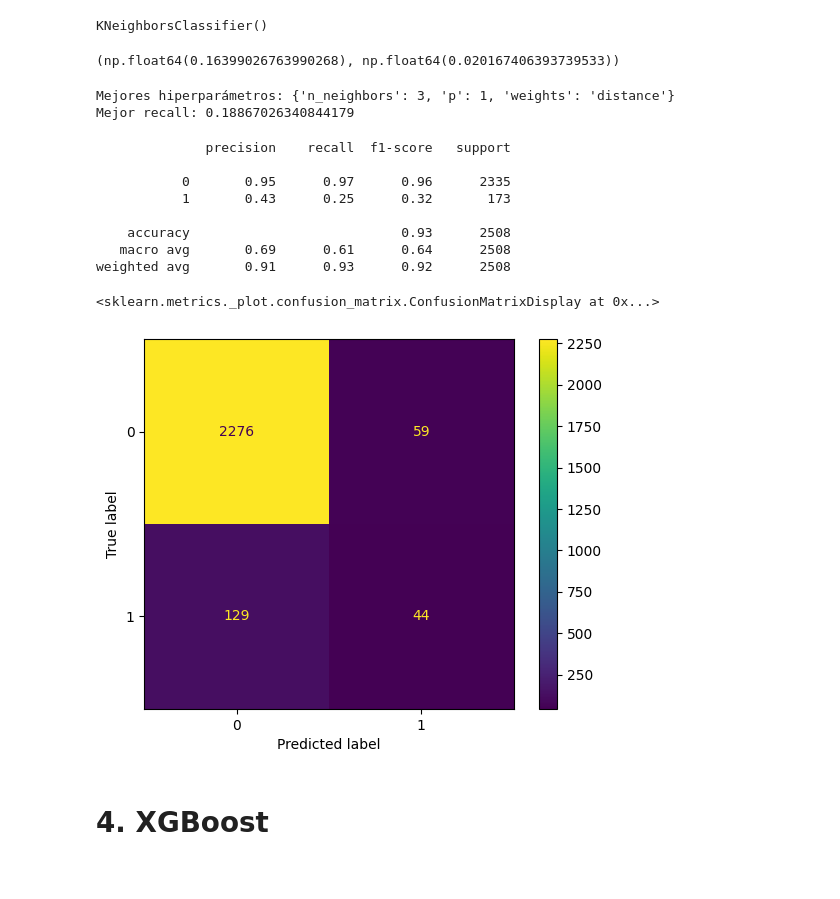
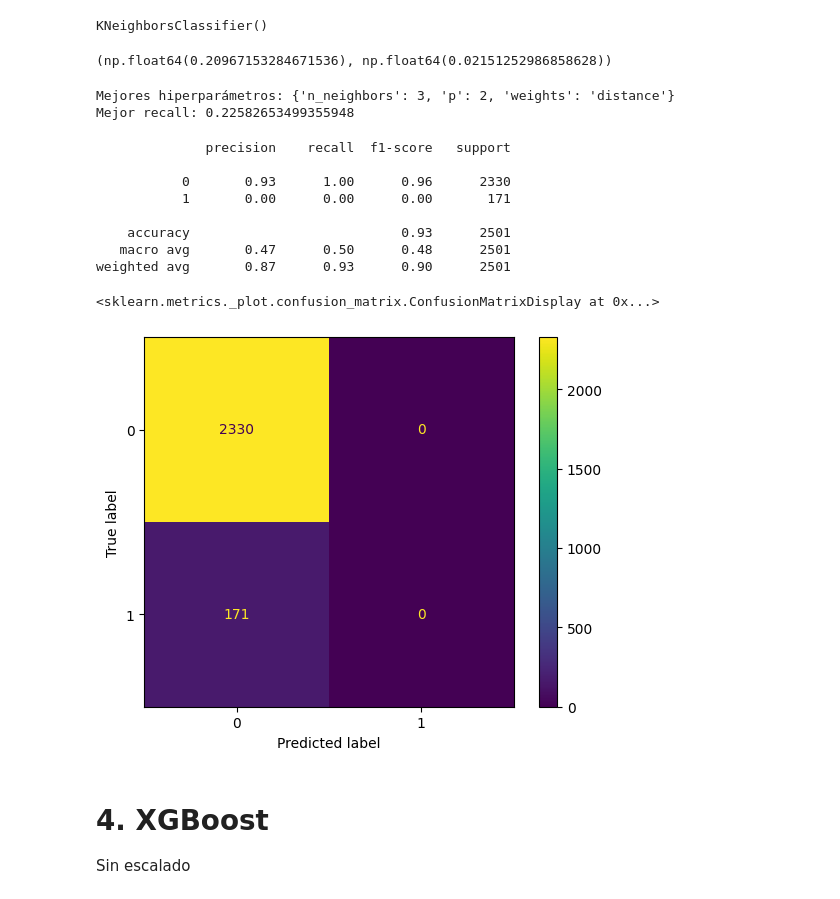
Before and after one commit to MHHsim/DS-Online-Marta-Harana, a Jupyter notebook: 04_Machine_Learning/Sprint_12/Unidad_01_ML_Supervisado_Otros_Modelos/03_Practica_Obligatoria/18_Practica_Obligatoria_Supervisado_Otros_Modelos.ipynb, the cells around one changed output. Drawn from its saved outputs; the diff is of its cells as text; code cells hidden in the pictures.

```diff
--- a/04_Machine_Learning/Sprint_12/Unidad_01_ML_Supervisado_Otros_Modelos/03_Practica_Obligatoria/18_Practica_Obligatoria_Supervisado_Otros_Modelos.ipynb
+++ b/04_Machine_Learning/Sprint_12/Unidad_01_ML_Supervisado_Otros_Modelos/03_Practica_Obligatoria/18_Practica_Obligatoria_Supervisado_Otros_Modelos.ipynb
@@ -590,15 +579,18 @@ X_train.describe()
 
 # La métrica clave es el recall de la clase 1.
 # %%
-# Creamos el modelo de regresión logística
+# Creamos el modelo de regresión logística con nuestras features transformadas y escaladas
 
 from sklearn.linear_model import LogisticRegression
 
-log_reg = LogisticRegression(max_iter=500, class_weight='balanced')
+# Modelo baseline
+log_reg = LogisticRegression(
+    max_iter=500,
+    class_weight='balanced' # Importante para target desbalanceadas
+)
 
 # Entrenamos el modelo
-
-log_reg.fit(X_train, y_train)
+log_reg.fit(X_train_scaled, y_train)
 # %% [output]
 LogisticRegression(class_weight='balanced', max_iter=500)
 # %%
@@ -628,8 +620,10 @@ grid_logreg = {
     'solver':   ['liblinear']
 }
 
-model = LogisticRegression(solver='liblinear', class_weight='balanced') # muy importante para clases desbalanceadas
-
+model = LogisticRegression(
+    solver='liblinear',
+    class_weight='balanced'
+)
 
 grid = GridSearchCV(
     estimator=model,
@@ -639,10 +633,10 @@ grid = GridSearchCV(
     n_jobs=-1
 )
 
-grid.fit(X_train, y_train)
+grid.fit(X_train_scaled, y_train)
 
 print('Mejores hiperparámetros:', grid.best_params_)
-print('Mejor score en CV:',       round(grid.best_score_, 3))
+print('Mejor score en CV:', round(grid.best_score_, 3))
 
 best_model = grid.best_estimator_
 # %% [output]
@@ -776,7 +802,7 @@ from sklearn.neighbors import KNeighborsClassifier
 
 knn = KNeighborsClassifier()
 
-knn.fit(X_train, y_train)
+knn.fit(X_train_scaled, y_train)
 # %% [output]
 KNeighborsClassifier()
 # %%
@@ -784,7 +810,7 @@ from sklearn.model_selection import cross_val_score
 
 scores_knn = cross_val_score(
     knn,
-    X_train,
+    X_train_scaled,
     y_train,
     cv=5,
     scoring='recall'
@@ -792,15 +818,15 @@ scores_knn = cross_val_score(
 
 scores_knn.mean(), scores_knn.std()
 # %% [output]
-(np.float64(0.16399026763990268), np.float64(0.020167406393739533))
+(np.float64(0.20967153284671536), np.float64(0.02151252986858628))
 # %%
+from sklearn.model_selection import GridSearchCV
+
 grid_knn = {
     'n_neighbors': [3, 5, 7, 9, 11, 15, 21],
     'weights': ['uniform', 'distance'],
-    'p': [1, 2]   # Manhattan vs Euclídea
+    'p': [1, 2]
 }
-
-from sklearn.model_selection import GridSearchCV
 
 knn = KNeighborsClassifier()
 
@@ -812,33 +838,35 @@ grid = GridSearchCV(
     n_jobs=-1
 )
 
-grid.fit(X_train, y_train)
+grid.fit(X_train_scaled, y_train)
 
 print("Mejores hiperparámetros:", grid.best_params_)
 print("Mejor recall:", grid.best_score_)
 # %% [output]
-Mejores hiperparámetros: {'n_neighbors': 3, 'p': 1, 'weights': 'distance'}
-Mejor recall: 0.18867026340844179
+Mejores hiperparámetros: {'n_neighbors': 3, 'p': 2, 'weights': 'distance'}
+Mejor recall: 0.22582653499355948
 # %%
 best_knn = grid.best_estimator_
 
-y_pred_knn = best_knn.predict(X_test)
+y_pred_knn_best = best_knn.predict(X_test)
 
-print(classification_report(y_test, y_pred_knn))
-ConfusionMatrixDisplay.from_predictions(y_test, y_pred_knn)
+print(classification_report(y_test, y_pred_knn_best))
+ConfusionMatrixDisplay.from_predictions(y_test, y_pred_knn_best)
 # %% [output]
               precision    recall  f1-score   support
 
-           0       0.95      0.97      0.96      2335
-           1       0.43      0.25      0.32       173
+           0       0.93      1.00      0.96      2330
+           1       0.00      0.00      0.00       171
 
-    accuracy                           0.93      2508
-   macro avg       0.69      0.61      0.64      2508
-weighted avg       0.91      0.93      0.92      2508
+    accuracy                           0.93      2501
+   macro avg       0.47      0.50      0.48      2501
+weighted avg       0.87      0.93      0.90      2501
 <sklearn.metrics._plot.confusion_matrix.ConfusionMatrixDisplay at 0x...>
-[figure, old version]
+[figure, new version]
 # %% [markdown]
 # 4. XGBoost
+
+Sin escalado
 # %%
 from xgboost import XGBClassifier
 from sklearn.model_selection import RandomizedSearchCV
```
Also changed, not shown: parts of 45 cells of this notebook, 6 other files.
